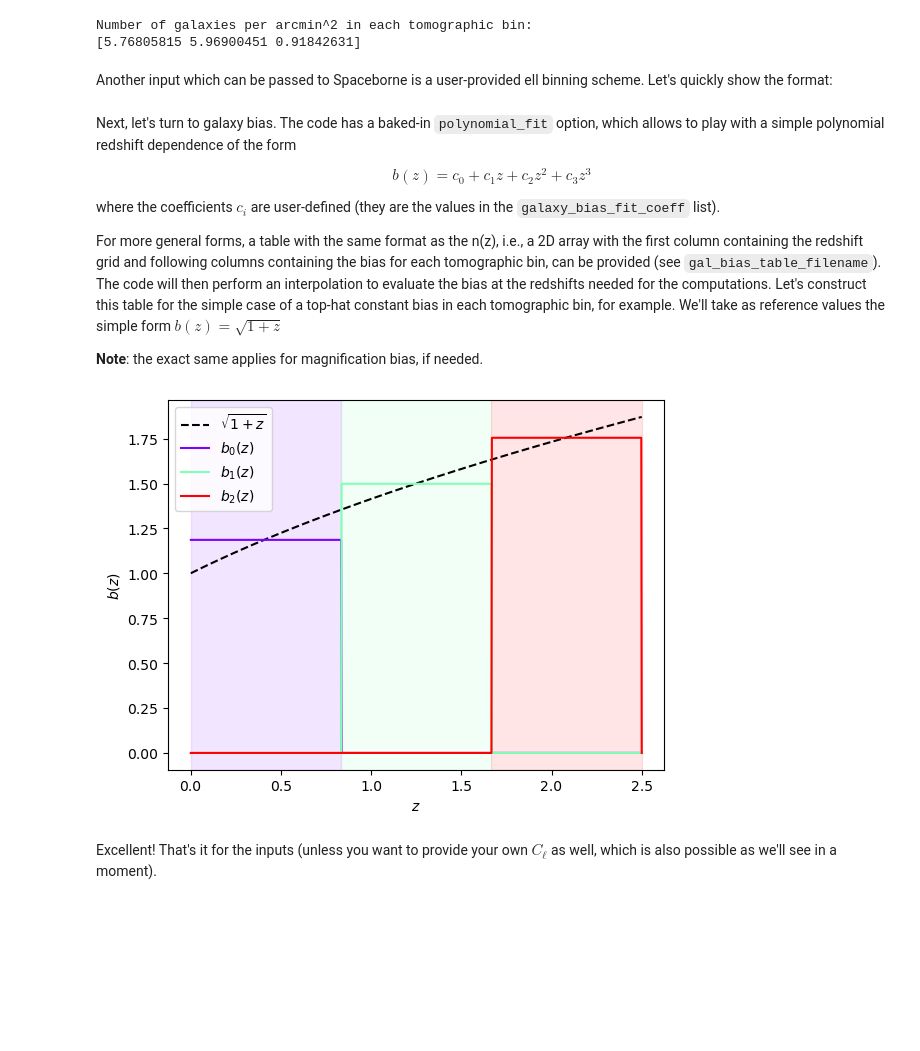
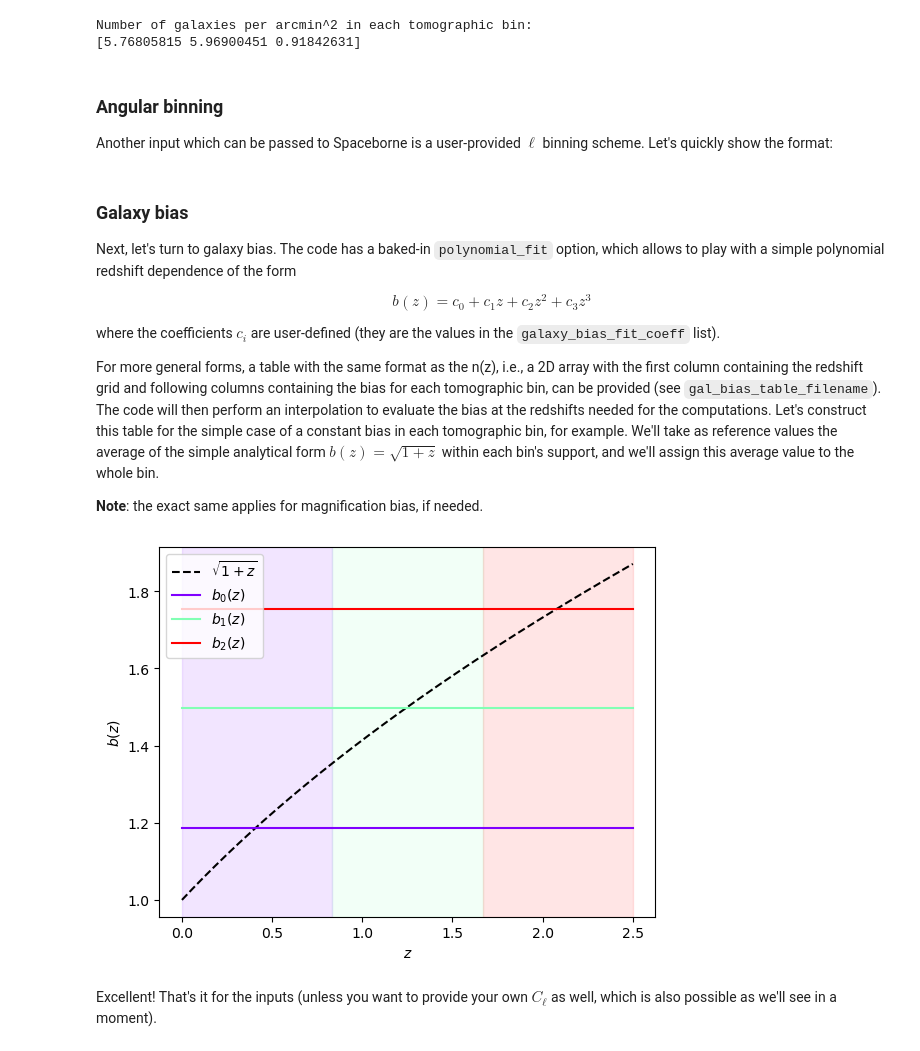
Before and after one commit to davidesciotti/Spaceborne, a Jupyter notebook: DEMO.ipynb, the cells around one changed output. Saved outputs shown, nothing was run; the diff lists cells and outputs as text; code cells hidden in the pictures; blank space fills up the shorter version.

```diff
--- a/DEMO.ipynb
+++ b/DEMO.ipynb
@@ -105,5 +128,7 @@ print(ngal_i)
 Number of galaxies per arcmin^2 in each tomographic bin:
 [5.76805815 5.96900451 0.91842631]
 # %% [markdown]
-Another input which can be passed to Spaceborne is a user-provided ell binning scheme. Let's quickly show the format:
+### Angular binning
+
+Another input which can be passed to Spaceborne is a user-provided $\ell$ binning scheme. Let's quickly show the format:
 # %%
@@ -119,34 +143,41 @@ np.savetxt(f'{io_path}/input/ells_demo.txt', ell_tab)
 # %% [markdown]
+### Galaxy bias
+
 Next, let's turn to galaxy bias. The code has a baked-in `polynomial_fit` option, which allows to play with a simple polynomial redshift dependence of the form
 
 $$b(z) = c_0 + c_1 z + c_2 z^2 + c_3 z^3$$
 
 where the coefficients $c_i$ are user-defined (they are the values in the `galaxy_bias_fit_coeff` list).
 
-For more general forms, a table with the same format as the n(z), i.e., a 2D array with the first column containing the redshift grid and following columns containing the bias for each tomographic bin, can be provided (see `gal_bias_table_filename`). The code will then perform an interpolation to evaluate the bias at the redshifts needed for the computations. Let's construct this table for the simple case of a top-hat constant bias in each tomographic bin, for example. We'll take as reference values the simple form $b(z) = \sqrt{1+z}$
+For more general forms, a table with the same format as the n(z), i.e., a 2D array with the first column containing the redshift grid and following columns containing the bias for each tomographic bin, can be provided (see `gal_bias_table_filename`). The code will then perform an interpolation to evaluate the bias at the redshifts needed for the computations. Let's construct this table for the simple case of a constant bias in each tomographic bin, for example. We'll take as reference values the average of the simple analytical form $b(z) = \sqrt{1+z}$ within each bin's support, and we'll assign this average value to the whole bin.
 
 **Note**: the exact same applies for magnification bias, if needed.
 # %%
 bz = np.sqrt(1 + z_grid)
 
 bz_i = np.zeros((zsteps, zbins))
 for zi in range(zbins):
     z_lo = z_edges[zi]
     z_hi = z_edges[zi + 1]
     mask = (z_grid >= z_lo) & (z_grid < z_hi)
-    bz_i[mask, zi] = np.mean(bz[mask])
+    bz_i[:, zi] = np.mean(bz[mask])
 
 plt.plot(z_grid, bz, c='k', label='$\sqrt{1+z}$', ls='--')
 for zi in range(zbins):
     plt.axvspan(z_edges[zi], z_edges[zi + 1], color=colors[zi], alpha=0.1)
     plt.plot(z_grid, bz_i[:, zi], c=colors[zi], label=f'$b_{zi}(z)$')
 plt.xlabel('$z$')
 plt.ylabel('$b(z)$')
 plt.legend()
 
-np.savetxt(f'{io_path}/input/gal_bias_demo.txt', np.column_stack((z_grid, bz_i)))
+header = ['z'] + [f'b_{i + 1}(z)' for i in range(zbins)]
+np.savetxt(
+    f'{io_path}/input/gal_bias_demo.txt',
+    np.column_stack((z_grid, bz_i)),
+    header='\t '.join(header),
+)
 # %% [output]
-[figure, old version]
+[figure, new version]
 # %% [markdown]
 Excellent! That's it for the inputs (unless you want to provide your own $C_\ell$ as well, which is also possible as we'll see in a moment).
 # %% [markdown]
```
Also changed, not shown: parts of 31 cells of this notebook.
